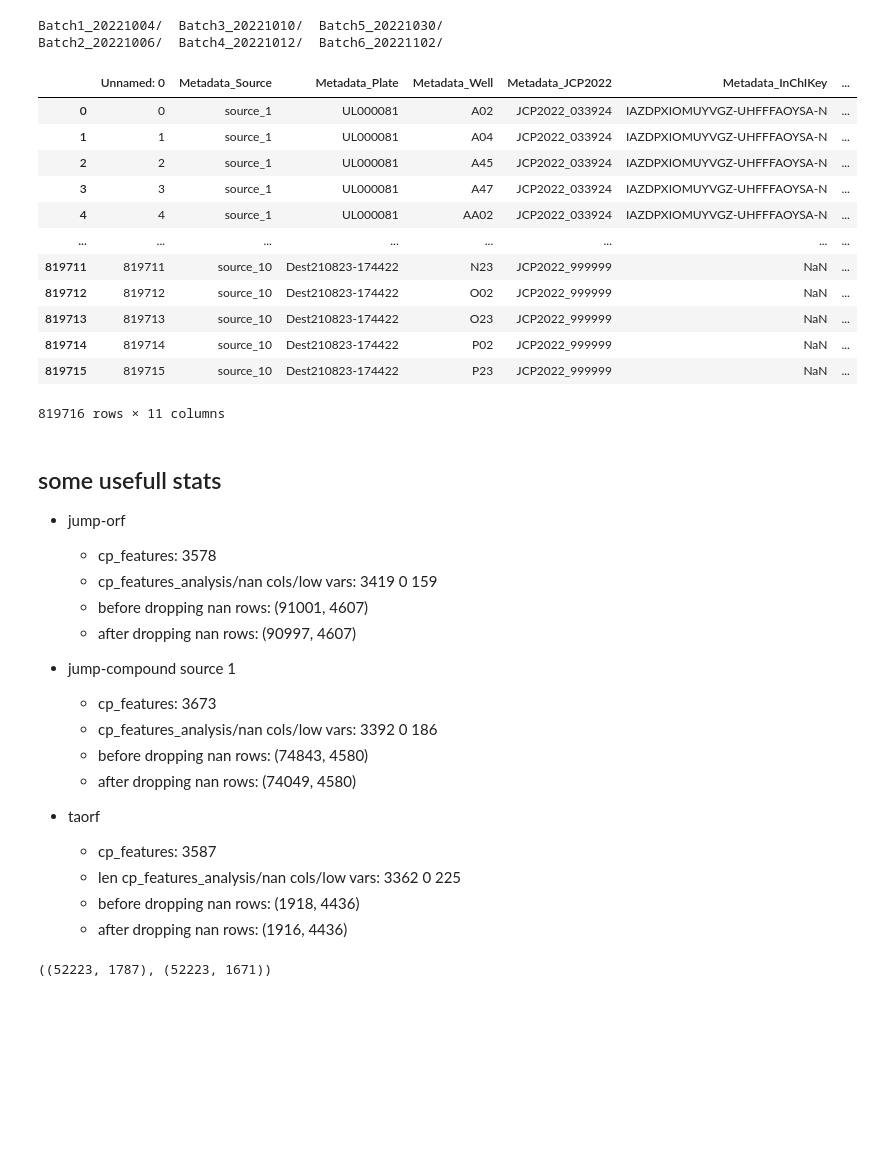
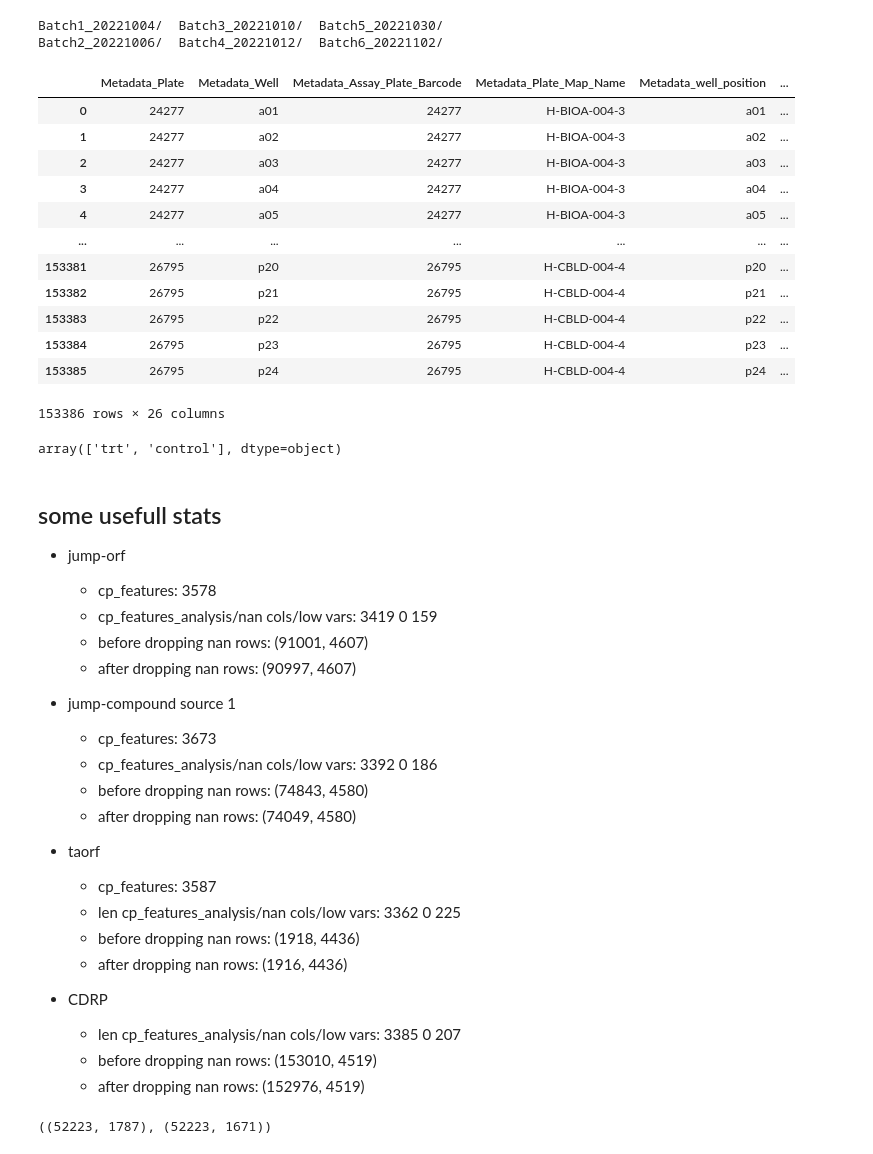
Before and after one commit to broadinstitute/SingleCell_Morphological_Analysis, a Jupyter notebook: scripts/jump_fq/jump_feature_quality.ipynb, the cells around one changed output. Cells and saved outputs as stored; diff of their text form; code cells hidden in the pictures; blank space fills up the shorter version.

```diff
--- a/scripts/jump_fq/jump_feature_quality.ipynb
+++ b/scripts/jump_fq/jump_feature_quality.ipynb
@@ -336,35 +344,39 @@ annot_crispr["Metadata_Symbol"].unique()
 # %%
 dataset = "jump_crispr"
 dataset = "jump_compound"
+dataset = "jump_orf"
 # dataset = "lincs"
 # dataset="taorf"
+dataset = "CDRP"
 
 ##################### Read preprocessed metadata
 annot = pd.read_csv(
     mito_project_root_dir
     + "/workspace/metadata/preprocessed/annot_"
     + dataset
     + ".csv",
     dtype={"Metadata_Plate": str},
 )
 # annot["Metadata_pert_type"]
-annot[]
+annot
 # %% [output]
-|  | Unnamed: 0 | Metadata_Source | Metadata_Plate | Metadata_Well | Metadata_JCP2022 | Metadata_InChIKey | ... |
-| 0 | 0 | source_1 | UL000081 | A02 | JCP2022_033924 | IAZDPXIOMUYVGZ-UHFFFAOYSA-N | ... |
-| 1 | 1 | source_1 | UL000081 | A04 | JCP2022_033924 | IAZDPXIOMUYVGZ-UHFFFAOYSA-N | ... |
-| 2 | 2 | source_1 | UL000081 | A45 | JCP2022_033924 | IAZDPXIOMUYVGZ-UHFFFAOYSA-N | ... |
-| 3 | 3 | source_1 | UL000081 | A47 | JCP2022_033924 | IAZDPXIOMUYVGZ-UHFFFAOYSA-N | ... |
-| 4 | 4 | source_1 | UL000081 | AA02 | JCP2022_033924 | IAZDPXIOMUYVGZ-UHFFFAOYSA-N | ... |
-| ... | ... | ... | ... | ... | ... | ... | ... |
-| 819711 | 819711 | source_10 | Dest210823-174422 | N23 | JCP2022_999999 | NaN | ... |
-| 819712 | 819712 | source_10 | Dest210823-174422 | O02 | JCP2022_999999 | NaN | ... |
-| 819713 | 819713 | source_10 | Dest210823-174422 | O23 | JCP2022_999999 | NaN | ... |
-| 819714 | 819714 | source_10 | Dest210823-174422 | P02 | JCP2022_999999 | NaN | ... |
-| 819715 | 819715 | source_10 | Dest210823-174422 | P23 | JCP2022_999999 | NaN | ... |
+|  | Metadata_Plate | Metadata_Well | Metadata_Assay_Plate_Barcode | Metadata_Plate_Map_Name | Metadata_well_position | ... |
+| 0 | 24277 | a01 | 24277 | H-BIOA-004-3 | a01 | ... |
+| 1 | 24277 | a02 | 24277 | H-BIOA-004-3 | a02 | ... |
+| 2 | 24277 | a03 | 24277 | H-BIOA-004-3 | a03 | ... |
+| 3 | 24277 | a04 | 24277 | H-BIOA-004-3 | a04 | ... |
+| 4 | 24277 | a05 | 24277 | H-BIOA-004-3 | a05 | ... |
+| ... | ... | ... | ... | ... | ... | ... |
+| 153381 | 26795 | p20 | 26795 | H-CBLD-004-4 | p20 | ... |
+| 153382 | 26795 | p21 | 26795 | H-CBLD-004-4 | p21 | ... |
+| 153383 | 26795 | p22 | 26795 | H-CBLD-004-4 | p22 | ... |
+| 153384 | 26795 | p23 | 26795 | H-CBLD-004-4 | p23 | ... |
+| 153385 | 26795 | p24 | 26795 | H-CBLD-004-4 | p24 | ... |
-819716 rows × 11 columns
+153386 rows × 26 columns
 # %%
-annot['Metadata_pert_type'].unique()
+annot["Metadata_pert_type"].unique()
+# %% [output]
+array(['trt', 'control'], dtype=object)
 # %%
 annot[annot["Metadata_JCP2022"] == "JCP2022_999999"].groupby(
     "Metadata_Source"
@@ -389,6 +401,11 @@ annot[annot["Metadata_JCP2022"] == "JCP2022_999999"].groupby(
     - len cp_features_analysis/nan cols/low vars: 3362 0 225
     - before dropping nan rows:  (1918, 4436)
     - after dropping nan rows:  (1916, 4436)
+
+- CDRP
+   - len cp_features_analysis/nan cols/low vars: 3385 0 207
+   - before dropping nan rows:  (153010, 4519)
+   - after dropping nan rows:  (152976, 4519)
 # %%
 df_agg_all_batches.shape, df_sag.shape
 # %% [output]
```
Also changed, not shown: parts of 39 cells of this notebook, 7 other files.
